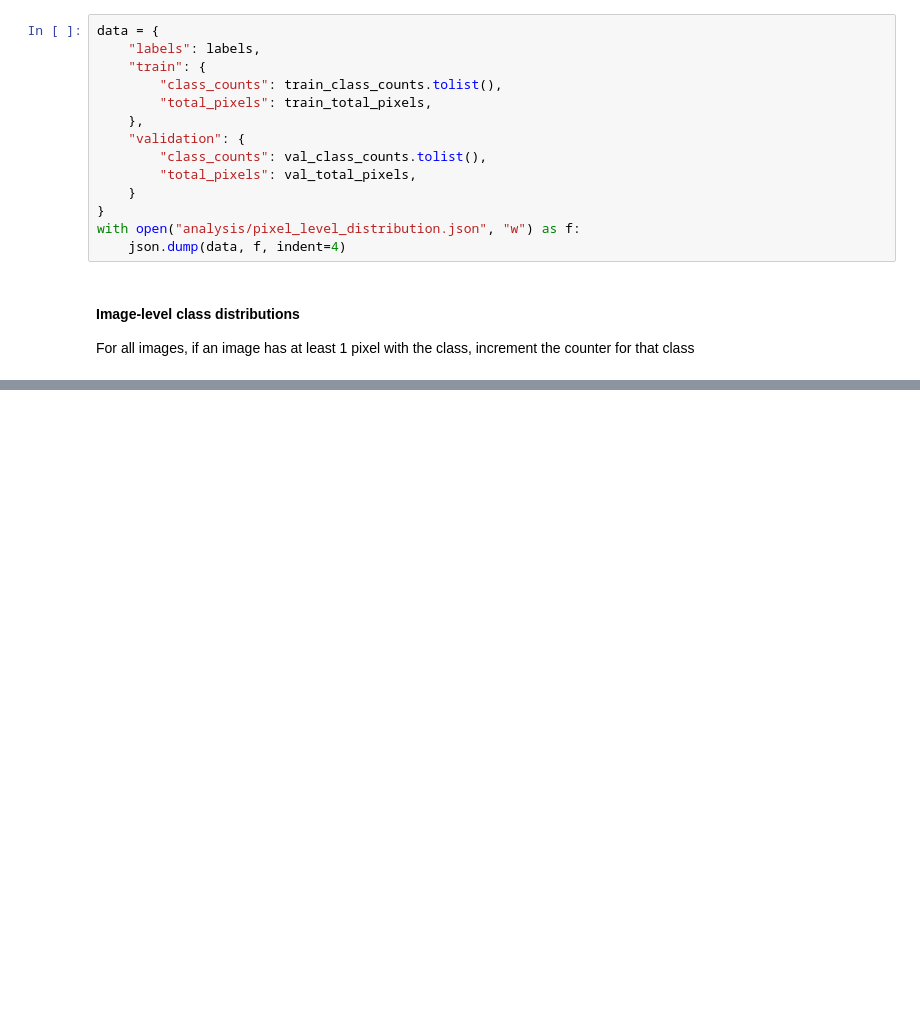
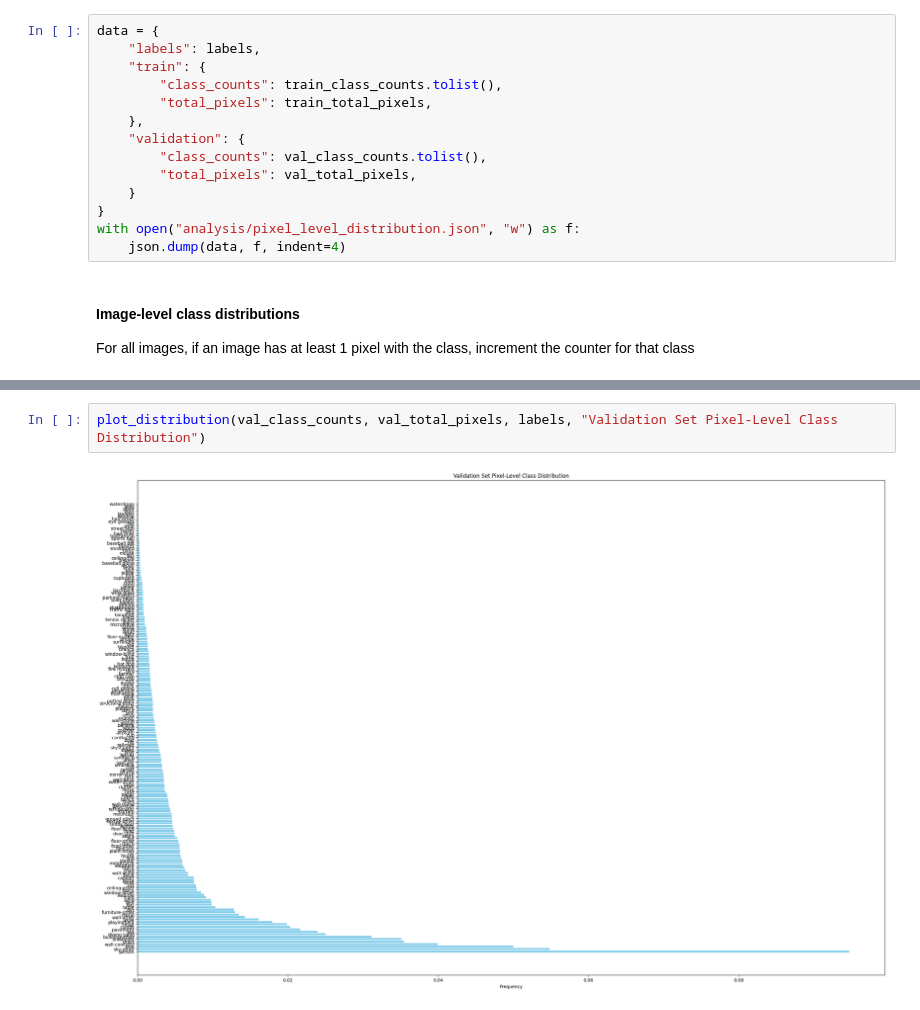
Before and after one commit to Sean-McConnachie/semantic-vae-loss-comparison, a Jupyter notebook: analysis/coco_distribution.ipynb, the cells around one changed output, grey strips where cells are left out. Cells and saved outputs as stored; diff of their text form; blank space fills up the shorter version.

```diff
--- a/analysis/coco_distribution.ipynb
+++ b/analysis/coco_distribution.ipynb
@@ -121,0 +123,4 @@ for item in train_ldr.dataset:
+# %%
+plot_distribution(val_class_counts, val_total_pixels, labels, "Validation Set Pixel-Level Class Distribution")
+# %% [output]
+[figure, added]
```
Also changed, not shown: parts of 3 cells of this notebook, 2 other files.
